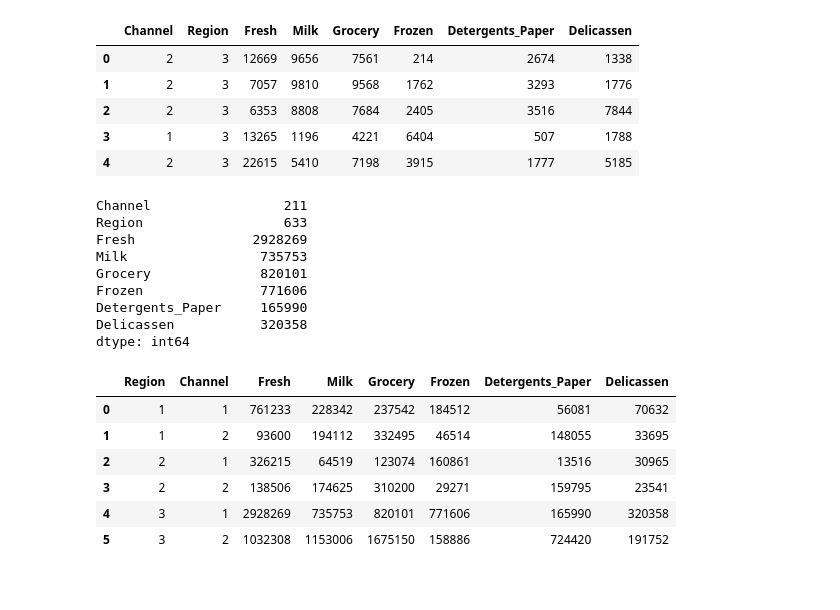
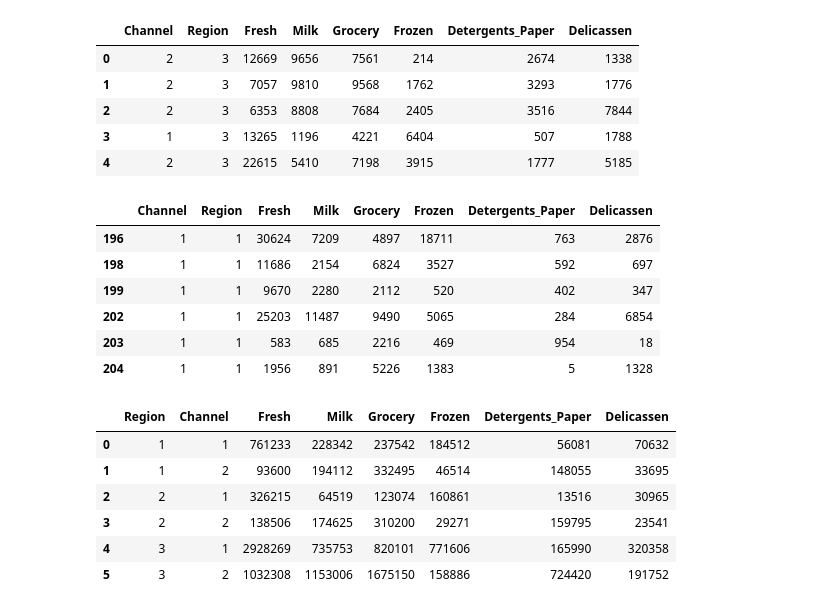
Before and after one commit to WorldWideWest/wholeSale-Analysis, a Jupyter notebook: wholeSale.ipynb, the cells around one changed output. Drawn from its saved outputs; the diff is of its cells as text; code cells hidden in the pictures.

```diff
--- a/wholeSale.ipynb
+++ b/wholeSale.ipynb
@@ -219,46 +219,42 @@ productsRegionOne = rawData[rawData['Region'] == 1]
 
 # Channel One
 PR1C1 = productsRegionOne[productsRegionOne['Channel'] == 1]
-PR1C1 = PR1C1.sum()
 PR1C1
 
 # # Channel Two
 PR1C2 = productsRegionOne[productsRegionOne['Channel'] == 2]
-PR1C2 = PR1C2.sum()
-PR1C2
+PR1C2 = PR1C2
 
 ## Region Two
 productsRegionTwo = rawData[rawData['Region'] == 2]
 
 # Channel One
 PR2C1 = productsRegionTwo[productsRegionTwo['Channel'] == 1]
 PR2C1 = PR2C1.sum()
 
 # Channel Two
 PR2C2 = productsRegionTwo[productsRegionTwo['Channel'] == 2]
 PR2C2 = PR2C2.sum()
 
 ## Region Three
 productsRegionThree = rawData[rawData['Region'] == 3]
 
 # Channel One
 PR3C1 = productsRegionThree[productsRegionThree['Channel'] == 1]
 PR3C1 = PR3C1.sum()
 
 # Channel Two
 PR3C2 = productsRegionThree[productsRegionThree['Channel'] == 2]
 PR3C2 = PR3C2.sum()
-PR3C1
+PR1C1.head(6)
 # %% [output]
-Channel                 211
-Region                  633
-Fresh               2928269
-Milk                 735753
-Grocery              820101
-Frozen               771606
-Detergents_Paper     165990
-Delicassen           320358
-dtype: int64
+|  | Channel | Region | Fresh | Milk | Grocery | Frozen | Detergents_Paper | Delicassen |
+| 196 | 1 | 1 | 30624 | 7209 | 4897 | 18711 | 763 | 2876 |
+| 198 | 1 | 1 | 11686 | 2154 | 6824 | 3527 | 592 | 697 |
+| 199 | 1 | 1 | 9670 | 2280 | 2112 | 520 | 402 | 347 |
+| 202 | 1 | 1 | 25203 | 11487 | 9490 | 5065 | 284 | 6854 |
+| 203 | 1 | 1 | 583 | 685 | 2216 | 469 | 954 | 18 |
+| 204 | 1 | 1 | 1956 | 891 | 5226 | 1383 | 5 | 1328 |
 # %%
 products = pd.DataFrame(columns = ['Region', 'Channel', 'Fresh', 'Milk', 'Grocery',                                          'Frozen', 'Detergents_Paper', 'Delicassen'],
                         data = [['1', '1', PR1C1[2], PR1C1[3], PR1C1[4], PR1C1[5],
```
Also changed, not shown: 1 other file.
